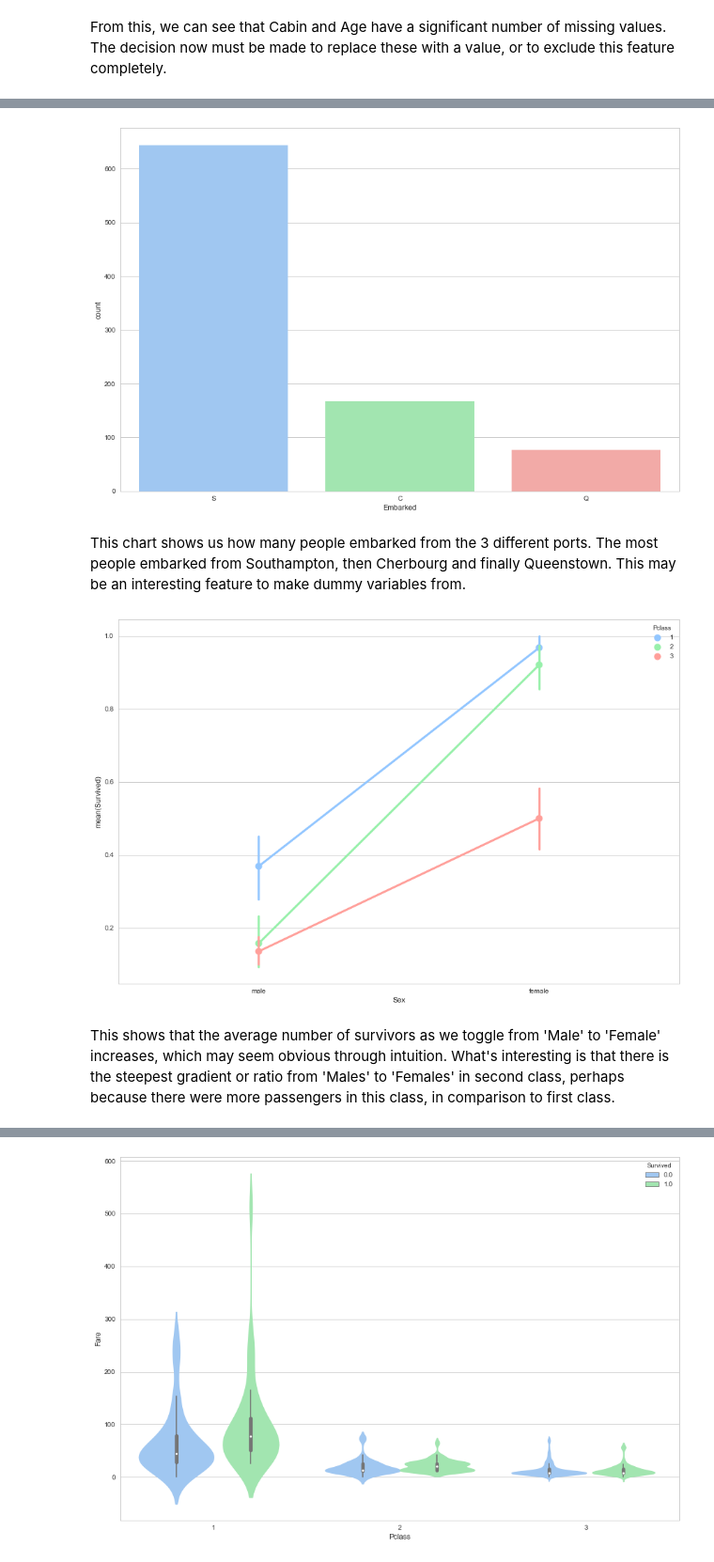
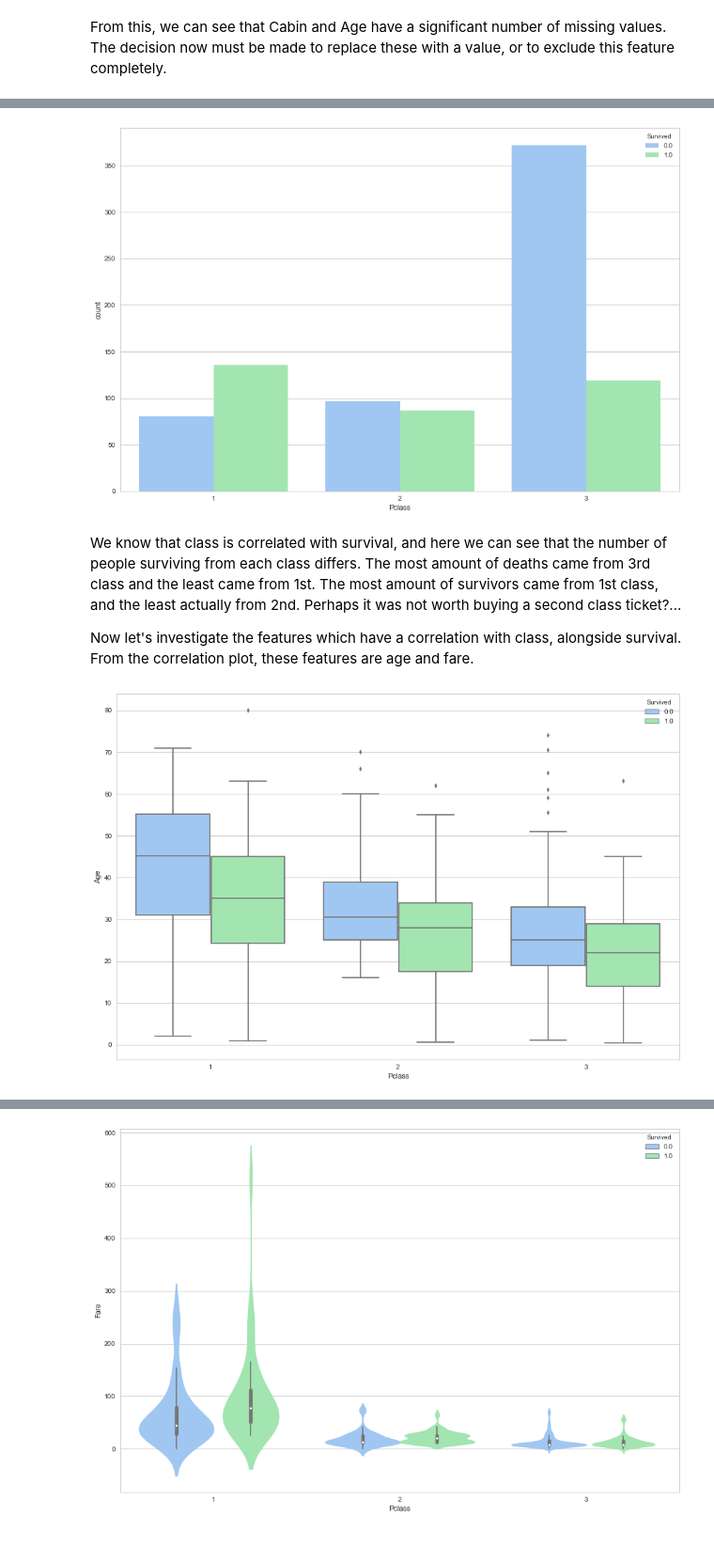
Before and after one commit to agodwinp/Titanic, a Jupyter notebook: Titanic - Machine Learning from Disaster.ipynb, the cells around one changed output, grey strips where cells are left out. Shown at 94% size. Saved outputs shown, nothing was run; the diff lists cells and outputs as text; code cells hidden in the pictures.

```diff
--- a/Titanic - Machine Learning from Disaster.ipynb
+++ b/Titanic - Machine Learning from Disaster.ipynb
@@ -201,14 +217,14 @@ g.map(sns.violinplot, palette = "pastel");
 # %%
 plt.subplots(figsize =(15, 10))
-sns.countplot(x="Embarked", data=train);
+sns.countplot(x="Pclass", hue = "Survived", data=train);
 # %% [output]
-[figure, old version]
+[figure, new version]
-# %% [markdown]
-This chart shows us how many people embarked from the 3 different ports. The most people embarked from Southampton, then Cherbourg and finally Queenstown. This may be an interesting feature to make dummy variables from.
+# %% [markdown]
+We know that class is correlated with survival, and here we can see that the number of people surviving from each class differs. The most amount of deaths came from 3rd class and the least came from 1st. The most amount of survivors came from 1st class, and the least actually from 2nd. Perhaps it was not worth buying a second class ticket?...
+
+Now let's investigate the features which have a correlation with class, alongside survival. From the correlation plot, these features are age and fare.
 # %%
 plt.subplots(figsize =(15, 10))
-sns.pointplot(x="Sex", y="Survived", hue="Pclass", data=train);
+sns.boxplot(x="Pclass", y="Age", hue="Survived", data=train);
 # %% [output]
-[figure, old version]
+[figure, new version]
-# %% [markdown]
-This shows that the average number of survivors as we toggle from 'Male' to 'Female' increases, which may seem obvious through intuition. What's interesting is that there is the steepest gradient or ratio from 'Males' to 'Females' in second class, perhaps because there were more passengers in this class, in comparison to first class.
```
Also changed, not shown: parts of 37 cells of this notebook.
